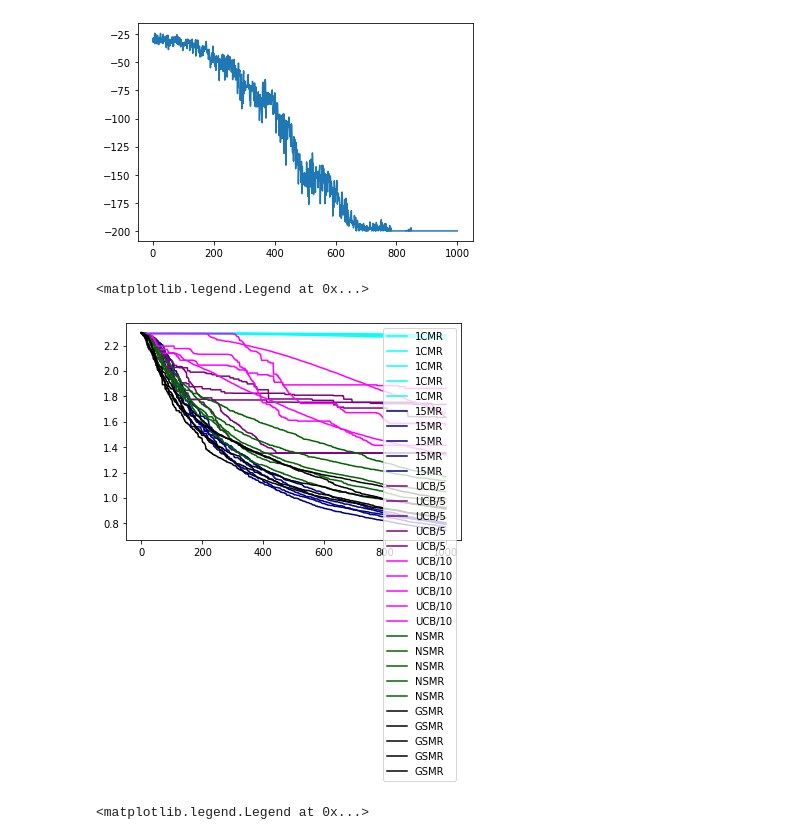
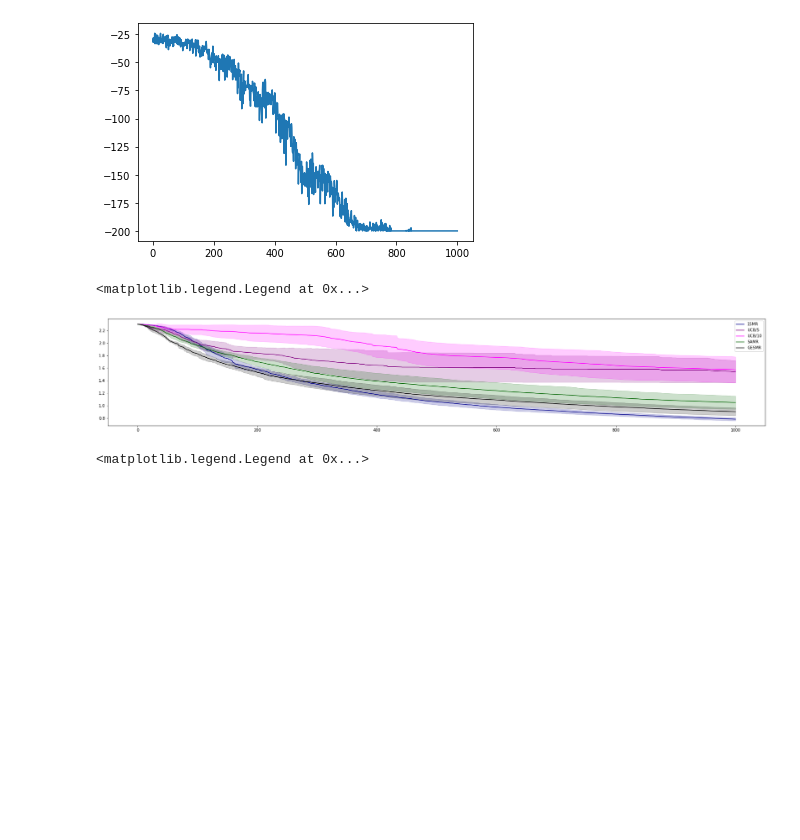
Before and after one commit to akarshkumar0101/evolved-neuroevolution, a Jupyter notebook: paper_nn.ipynb, the cells around one changed output. Drawn from its saved outputs; the diff is of its cells as text; code cells hidden in the pictures; blank space fills up the shorter version.

```diff
--- a/paper_nn.ipynb
+++ b/paper_nn.ipynb
@@ -249,22 +262,28 @@ plt.plot(fits.min(dim=-1).values.cpu().numpy())
 # %%
 f = []
 m = []
-for algo in tqdm(algos_normal):
+algos_render = subtract_list(algos_normal, ['1cmr'])
+for algo in tqdm(algos_render):
     for seed in range(5):
         config = torch.load(f'/work/08258/akumar01/maverick2/evolved-neuroevolution/data/mnist/config_{algo}_{seed}.pt')
         data = torch.load(f'/work/08258/akumar01/maverick2/evolved-neuroevolution/data/mnist/data_{algo}_{seed}.pt')
         f.append(data['fits'])
         m.append(data['mrs'])
 # %%
+plt.figure(figsize=(30,5))
 i=0
-for algo in algos_normal:
+for algo in algos_render:
+    ftemp = []
     for seed in range(5):
-        plt.plot(f[i].min(dim=-1).values, label=algo2label[algo], c=algo2color[algo])
+        ftemp.append(f[i].min(dim=-1).values)
+#         plt.plot(f[i].min(dim=-1).values, c=algo2color[algo], label=algo2label[algo] if seed==0 else '')
         i+=1
+    viz.plot_mean_std(torch.stack(ftemp), c=algo2color[algo], name=algo2label[algo],
+                      render_plots=False)
 plt.legend()
 # %% [output]
 <matplotlib.legend.Legend at 0x...>
-[figure, old version]
+[figure, new version]
 # %%
 i=0
 for algo in algos_normal:
```
Also changed, not shown: parts of 5 cells of this notebook, 3 other files.
